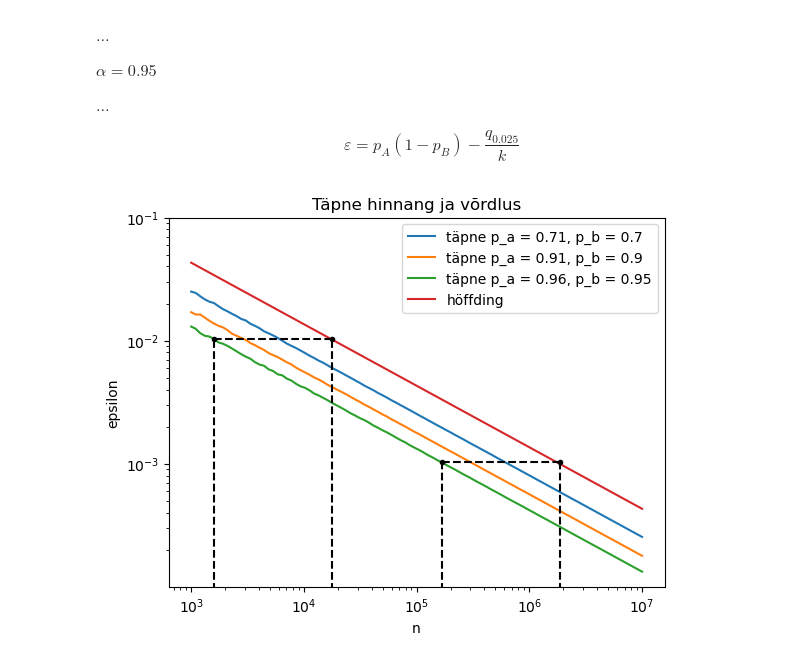
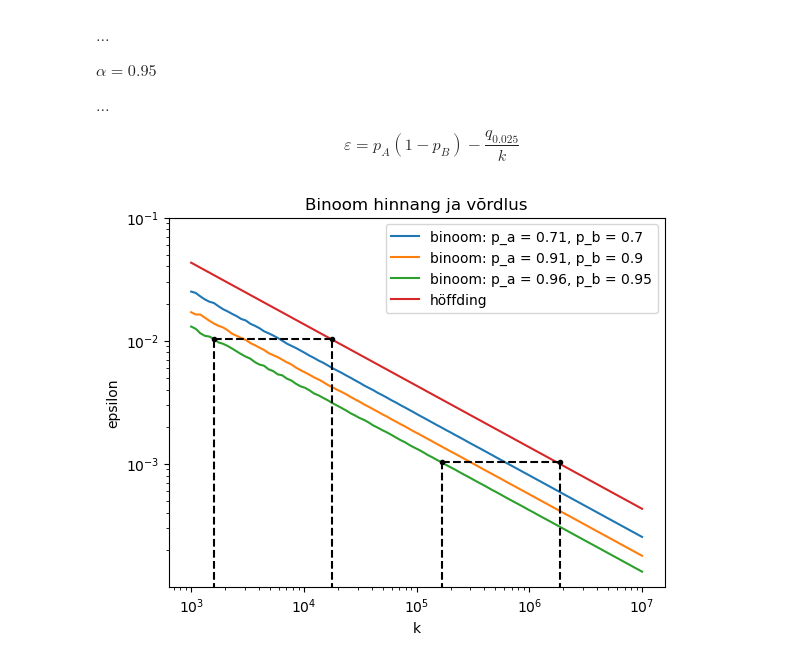
Before and after one commit to mart-mihkel/mudelite_hindamine, a Jupyter notebook: vordlus.ipynb, the cells around one changed output. Saved outputs shown, nothing was run; the diff lists cells and outputs as text; code cells hidden in the pictures.

```diff
--- a/vordlus.ipynb
+++ b/vordlus.ipynb
@@ -112,36 +112,36 @@ for e in epsilon_binoom:
 plt.plot(k, epsilon_höffding)
 
 # epsilon = 1%
 i_binoom = np.argmin(np.abs(epsilon_binoom[2] - 0.01))
 i_höffding = np.argmin(np.abs(epsilon_höffding - 0.01))
 
 plt.plot([k[i_binoom], k[i_höffding]], [epsilon_binoom[2][i_binoom], epsilon_binoom[2][i_binoom]], '.k--')
 plt.plot([k[i_binoom], k[i_binoom]], [0, epsilon_binoom[2][i_binoom]], 'k--')
 plt.plot([k[i_höffding], k[i_höffding]], [0, epsilon_binoom[2][i_binoom]], 'k--')
 
 # epsilon = 0.1%
 i_binoom = np.argmin(np.abs(epsilon_binoom[2] - 0.001))
 i_höffding = np.argmin(np.abs(epsilon_höffding - 0.001))
 
-plt.plot([n[i_binoom], n[i_höffding]], [epsilon_binoom[2][i_binoom], epsilon_binoom[2][i_binoom]], '.k--')
-plt.plot([n[i_binoom], n[i_binoom]], [0, epsilon_binoom[2][i_binoom]], 'k--')
-plt.plot([n[i_höffding], n[i_höffding]], [0, epsilon_binoom[2][i_binoom]], 'k--')
+plt.plot([k[i_binoom], k[i_höffding]], [epsilon_binoom[2][i_binoom], epsilon_binoom[2][i_binoom]], '.k--')
+plt.plot([k[i_binoom], k[i_binoom]], [0, epsilon_binoom[2][i_binoom]], 'k--')
+plt.plot([k[i_höffding], k[i_höffding]], [0, epsilon_binoom[2][i_binoom]], 'k--')
 
 
 plt.title('Binoom hinnang ja võrdlus')
 
-plt.legend([f'täpne p_a = {p_a}, p_b = {p_b}' for p_a, p_b  in zip(tõenäosused_a, tõenäosused_b)] + ['höffding'])
+plt.legend([f'binoom: p_a = {p_a}, p_b = {p_b}' for p_a, p_b  in zip(tõenäosused_a, tõenäosused_b)] + ['höffding'])
 
-plt.xlabel('n')
+plt.xlabel('k')
 plt.xscale('log')
 plt.xticks(np.logspace(3, 7, num=5))
 
 plt.ylabel('epsilon')
 plt.yscale('log')
 plt.yticks(np.logspace(-3, -1, num=3))
 
 plt.show()
 
 # TODO tabel/dataframe
 # %% [output]
-[figure, old version]
+[figure, new version]
```
